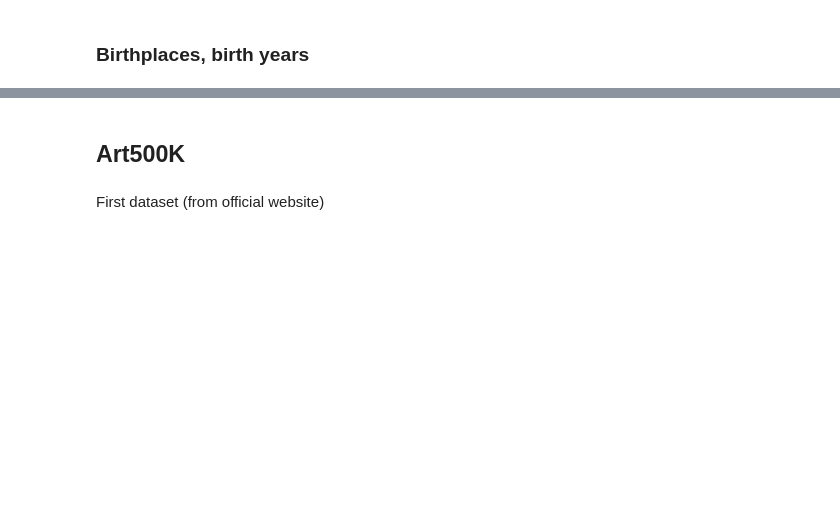
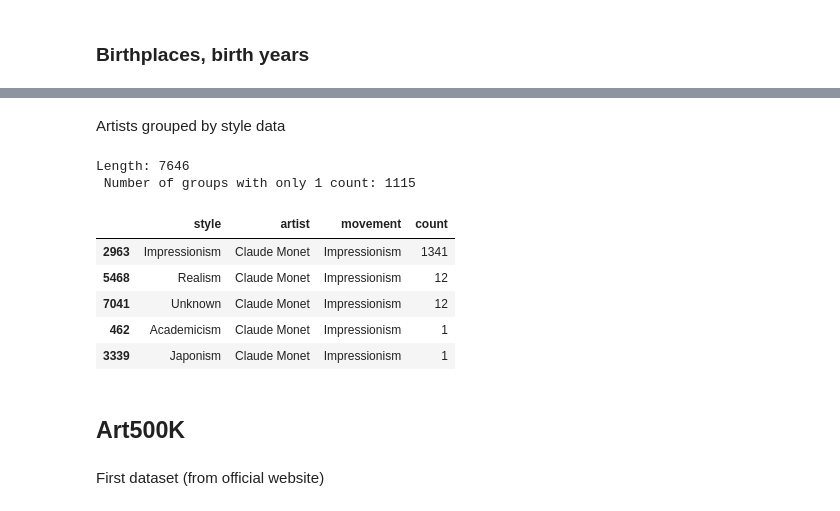
Before and after one commit to me9hanics/PainterPalette, a Jupyter notebook: datasets_notebook.ipynb, the cells around one changed output, grey strips where cells are left out. Cells and saved outputs as stored; diff of their text form; code cells hidden in the pictures; blank space fills up the shorter version.

```diff
--- a/datasets_notebook.ipynb
+++ b/datasets_notebook.ipynb
@@ -80,3 +40,18 @@ artists_A
+# %% [markdown]
+Artists grouped by style data
+# %%
+wa_grouped = pd.read_csv('https://raw.githubusercontent.com/me9hanics/PainterPalette/main/datasets/wikiart_artists_styles_grouped.csv')
+print("Length:", len(wa_grouped), "\n", "Number of groups with only 1 count:", len(wa_grouped[wa_grouped['count']==min(wa_grouped['count'])]))
+wa_grouped[wa_grouped['artist'].str.contains("Monet")].sort_values(by=['count'], ascending=False)
+# %% [output]
+Length: 7646
+ Number of groups with only 1 count: 1115
+|  | style | artist | movement | count |
+| 2963 | Impressionism | Claude Monet | Impressionism | 1341 |
+| 5468 | Realism | Claude Monet | Impressionism | 12 |
+| 7041 | Unknown | Claude Monet | Impressionism | 12 |
+| 462 | Academicism | Claude Monet | Impressionism | 1 |
+| 3339 | Japonism | Claude Monet | Impressionism | 1 |
 # %% [markdown]
 ## Art500K
 # %% [markdown]
```
Also changed, not shown: parts of 27 cells of this notebook.
